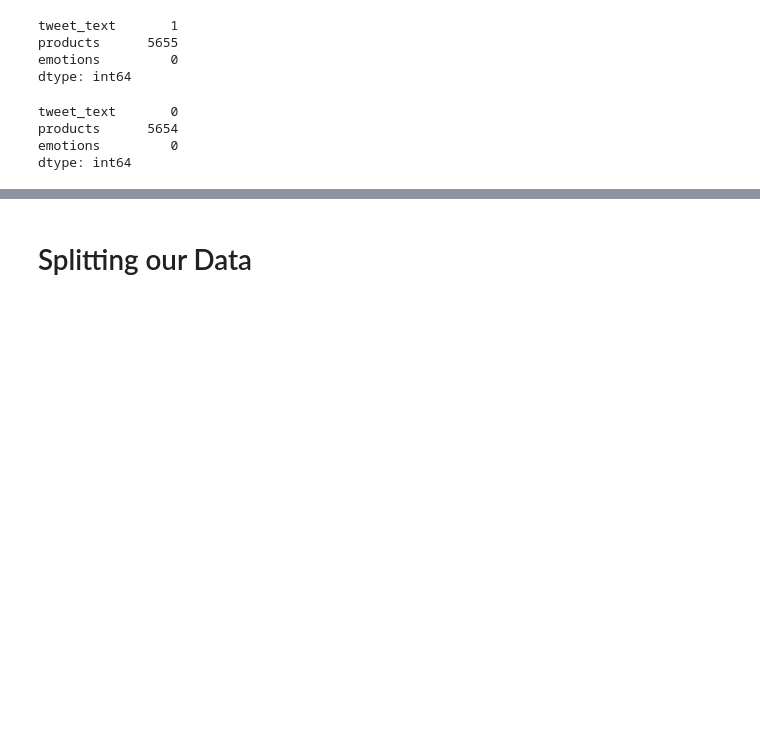
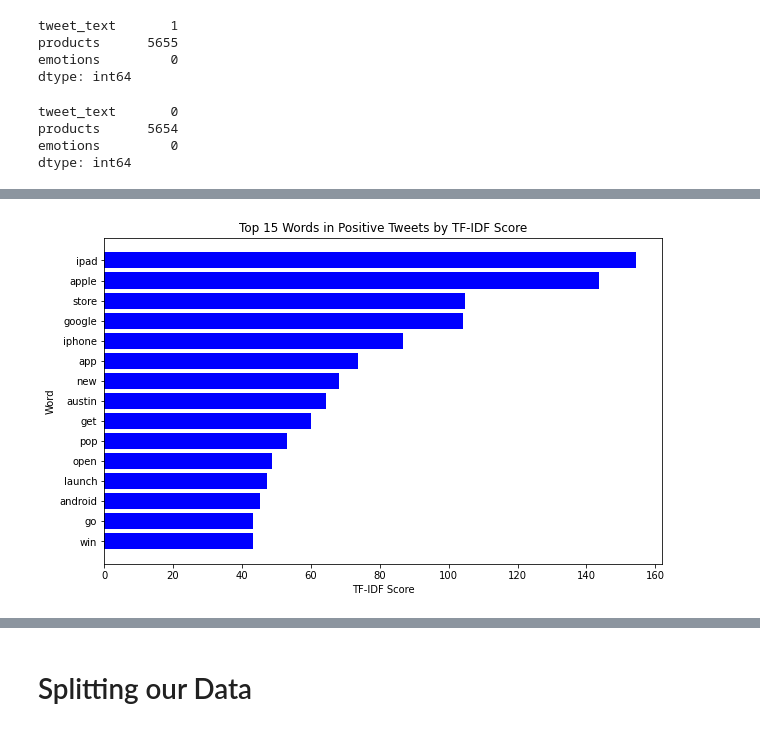
Before and after one commit to juved/Unveiling-Sentiments-on-Apple-and-Google-Products, a Jupyter notebook: Notebooks/jay_pre_final.ipynb, the cells around one changed output, grey strips where cells are left out. Drawn from its saved outputs; the diff is of its cells as text; code cells hidden in the pictures; blank space fills up the shorter version.

```diff
--- a/Notebooks/jay_pre_final.ipynb
+++ b/Notebooks/jay_pre_final.ipynb
@@ -190,0 +173,4 @@ Counter({'wesley': 1,
+# %%
+positive_df = df[df['emotions']=='Positive']
+neutral_df = df[df['emotions']== 'Neutral']
+negative_df = df[df['emotions']=='Negative']
@@ -190,0 +223,12 @@ Counter({'wesley': 1,
+# %%
+pos_documents = positive_df['preprocessed_text']
+pos_tfidf_vectorizer = TfidfVectorizer()
+pos_tfidf_matrix = pos_tfidf_vectorizer.fit_transform(pos_documents)
+
+pos_feature_names = pos_tfidf_vectorizer.get_feature_names()
+pos_tfidf_scores = pos_tfidf_matrix.sum(axis=0).A1
+
+pos_tfidf_df = pd.DataFrame({'Term': pos_feature_names, 'Positive TF-IDF Score': pos_tfidf_scores})
+pos_tfidf_df = pos_tfidf_df.sort_values(by='Positive TF-IDF Score', ascending=False)
+
+print(pos_tfidf_df.head(50))
@@ -190,0 +253,15 @@ Counter({'wesley': 1,
+# %%
+
+# Get the top 15 terms and scores
+p_top_terms = pos_tfidf_df.head(15)
+
+# Create a bar chart
+plt.figure(figsize=(10, 6))
+plt.barh(p_top_terms['Term'], p_top_terms['Positive TF-IDF Score'], color='blue')
+plt.xlabel('TF-IDF Score')
+plt.ylabel('Word')
+plt.title('Top 15 Words in Positive Tweets by TF-IDF Score')
+plt.gca().invert_yaxis()  # Invert the y-axis to display the highest score at the top
+plt.show()
+# %% [output]
+[figure, added]
```
Also changed, not shown: parts of 36 cells of this notebook.
